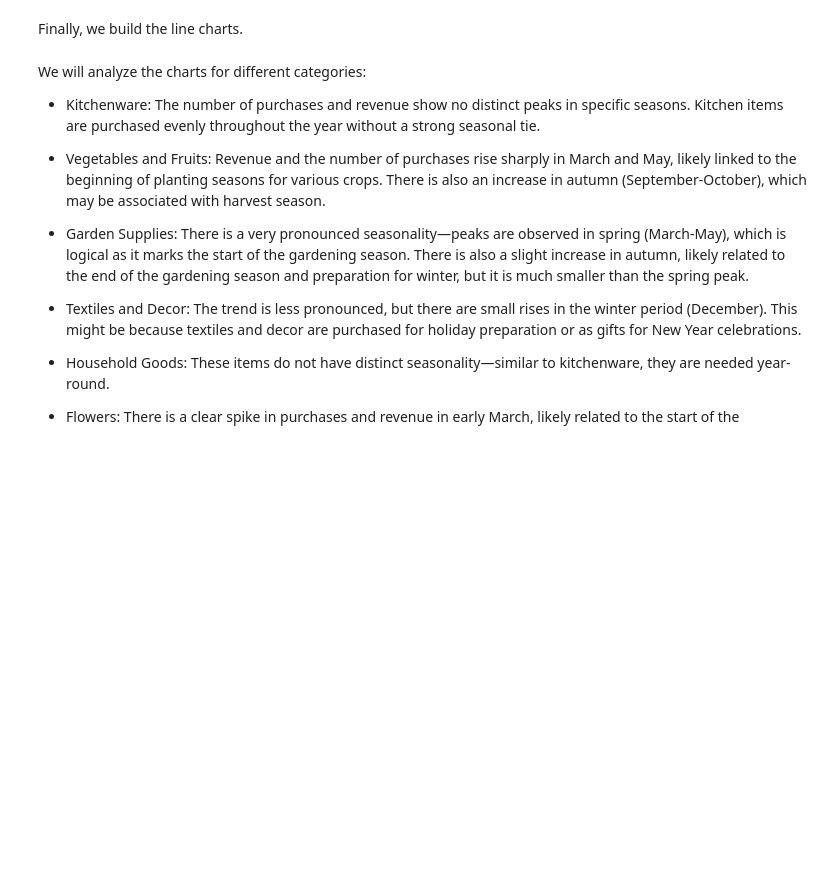
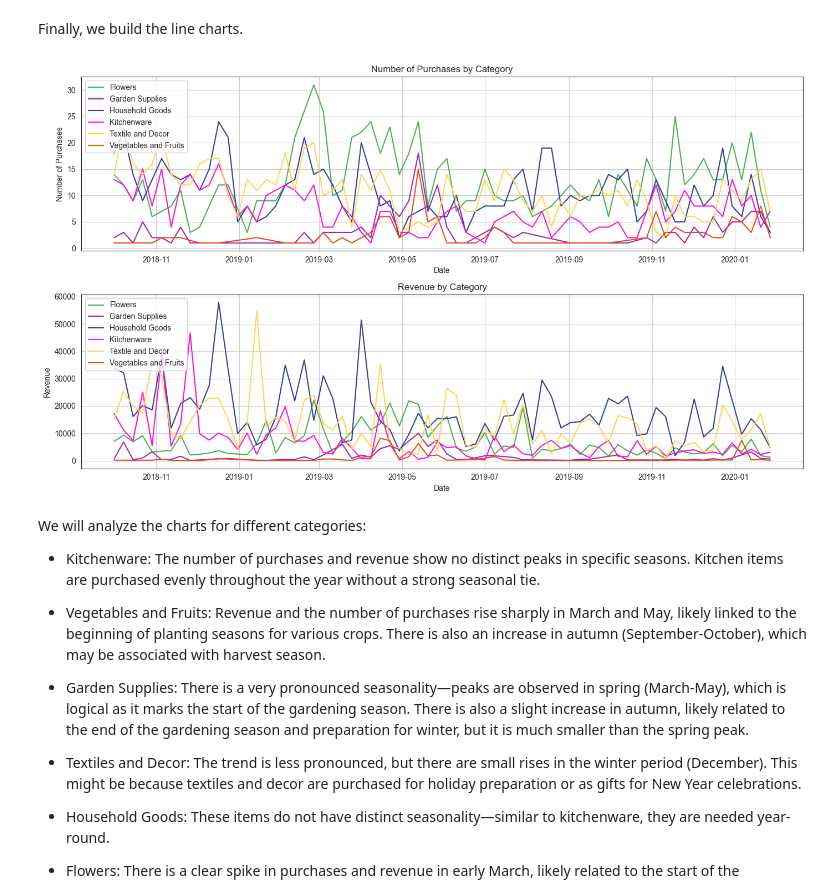
Before and after one commit to artvanila/data_projects, a Jupyter notebook: Customer Segmentation and Consumption Profiles in E-Commerce.ipynb, the cells around one changed output. Cells and saved outputs as stored; diff of their text form; code cells hidden in the pictures; blank space fills up the shorter version.

```diff
--- a/Customer Segmentation and Consumption Profiles in E-Commerce.ipynb
+++ b/Customer Segmentation and Consumption Profiles in E-Commerce.ipynb
@@ -699,34 +707,42 @@ weekly_data = aggregated_data.groupby(['week', 'category']).sum().reset_index()
+# %%
+weekly_data = (
+    aggregated_data.groupby(['week', 'category'], as_index=False)
+    .sum(numeric_only=True)
+)
 # %% [markdown]
 Finally, we build the line charts.
 # %%
 plt.figure(figsize=(14, 8))
-
-# Purchase Count Chart
 
 plt.subplot(2, 1, 1)
 for category in weekly_data['category'].unique():
     category_data = weekly_data[weekly_data['category'] == category]
-    plt.plot(category_data['week'], category_data['purchases'], label=category,color=category_colors[category])
-plt.title('Количество покупок по категориям')
-plt.xlabel('Дата')
-plt.ylabel('Количество покупок')
+    plt.plot(category_data['week'], category_data['purchases'],
+             label=category, color=category_colors[category])
+
+plt.title('Number of Purchases by Category')
+plt.xlabel('Date')
+plt.ylabel('Number of Purchases')
 plt.legend(loc='upper left')
 plt.grid(True)
-
-# Revenue Chart
 
 plt.subplot(2, 1, 2)
 for category in weekly_data['category'].unique():
     category_data = weekly_data[weekly_data['category'] == category]
-    plt.plot(category_data['week'], category_data['sales'], label=category,color=category_colors[category])
-plt.title('Выручка по категориям')
-plt.xlabel('Дата')
-plt.ylabel('Выручка')
+    plt.plot(category_data['week'], category_data['sales'],
+             label=category, color=category_colors[category])
+
+plt.title('Revenue by Category')
+plt.xlabel('Date')
+plt.ylabel('Revenue')
 plt.legend(loc='upper left')
 plt.grid(True)
 
 plt.tight_layout()
+
 plt.show()
+# %% [output]
+[figure, added]
 # %% [markdown]
 
 We will analyze the charts for different categories:
```
Also changed, not shown: parts of 56 cells of this notebook.
